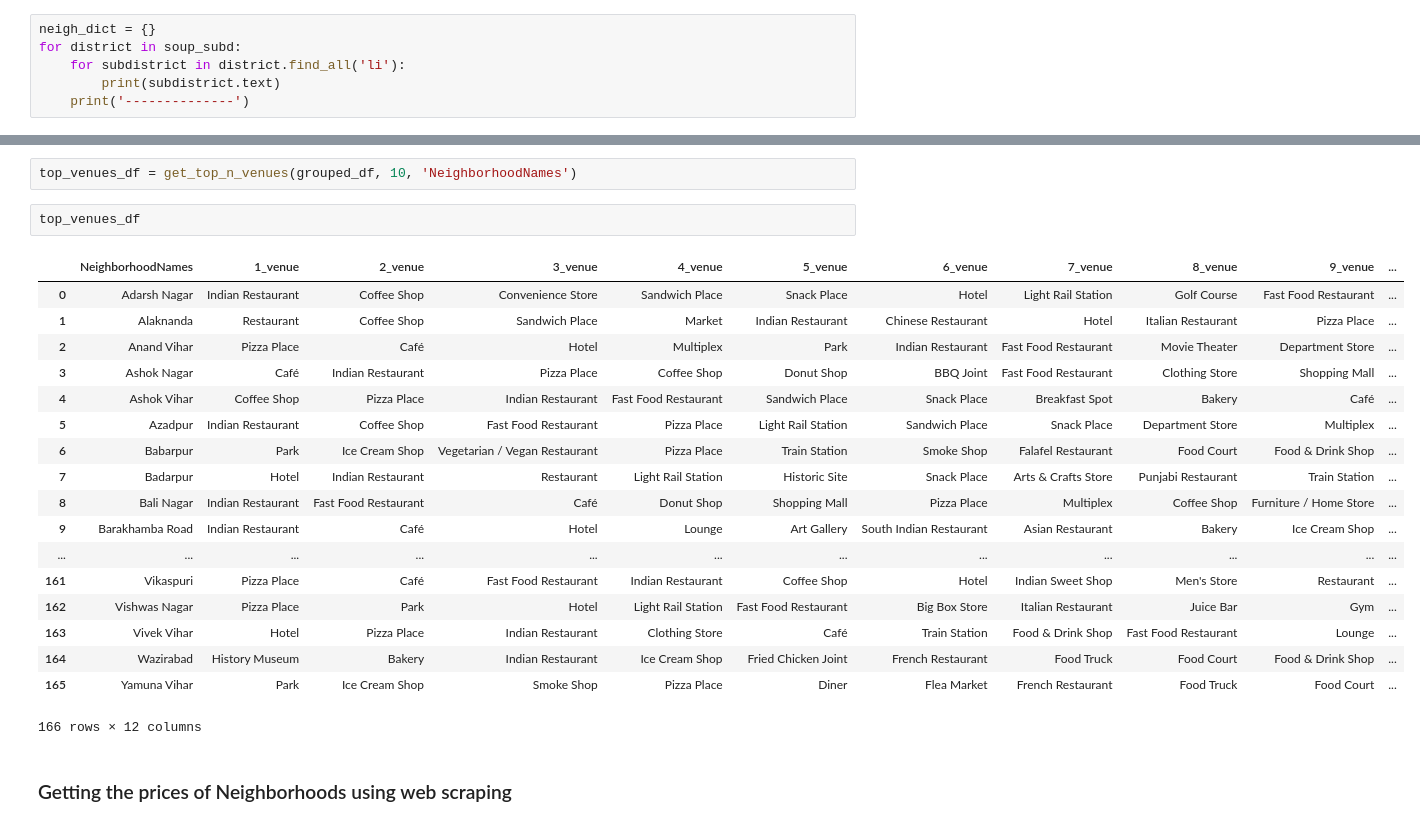
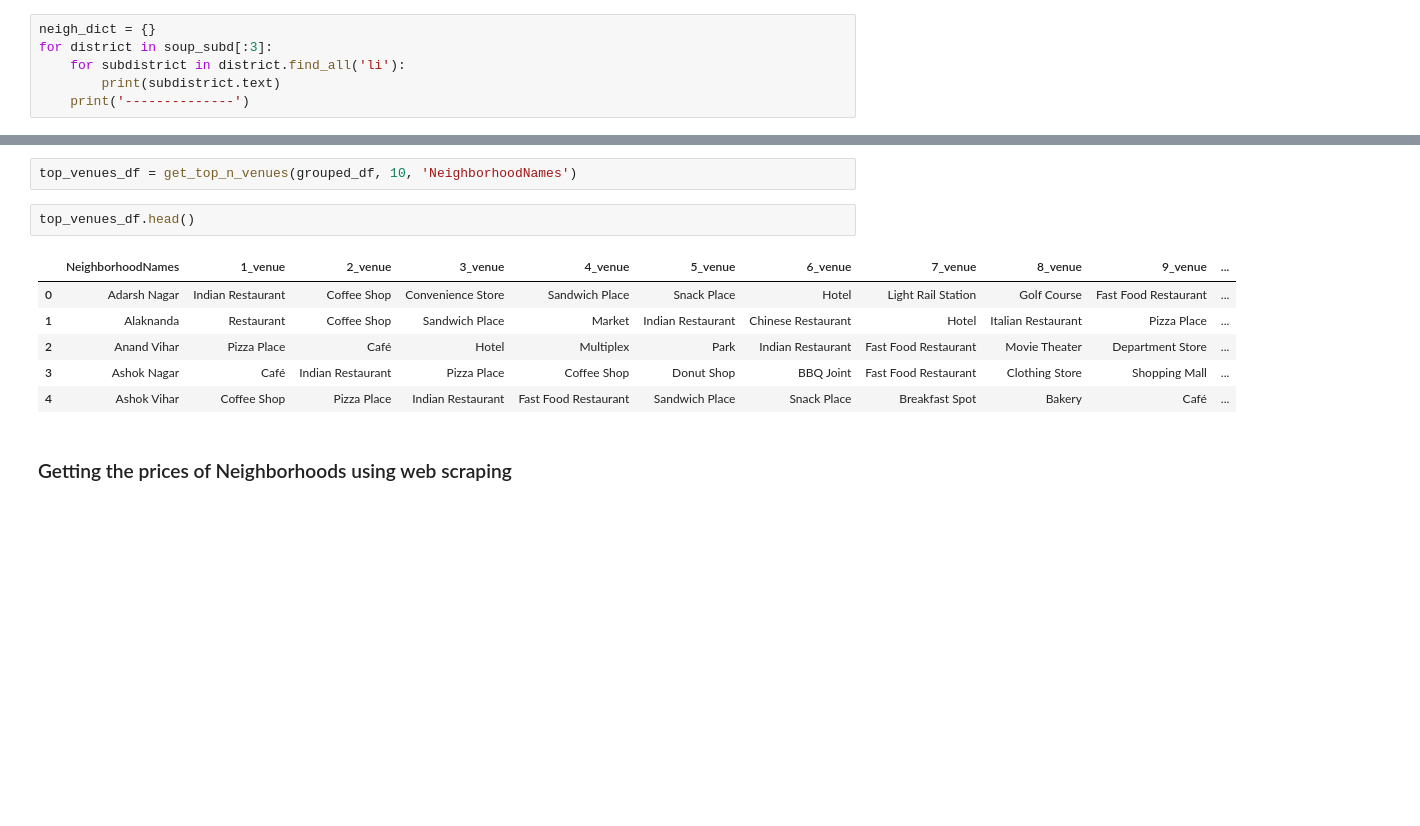
Before and after one commit to ai-is-awesome/Analyzing_shops, a Jupyter notebook: Capstone Final(Week 2)(For Submission)(No credentials).ipynb, the cells around one changed output, grey strips where cells are left out. Cells and saved outputs as stored; diff of their text form; blank space fills up the shorter version.

```diff
--- a/Capstone Final(Week 2)(For Submission)(No credentials).ipynb
+++ b/Capstone Final(Week 2)(For Submission)(No credentials).ipynb
@@ -175,7 +155,7 @@ for subdistricts in soup_subd:
 ### soup_subd now has all of the districts information
 # %%
 neigh_dict = {}
-for district in soup_subd:
+for district in soup_subd[:3]:
     for subdistrict in district.find_all('li'):
         print(subdistrict.text)
     print('--------------')
@@ -603,26 +586,14 @@ def get_top_n_venues(df_grouped, n_venues, postal_code_col_name):
 # %%
 top_venues_df = get_top_n_venues(grouped_df, 10, 'NeighborhoodNames')
 # %%
-top_venues_df
+top_venues_df.head()
 # %% [output]
 |  | NeighborhoodNames | 1_venue | 2_venue | 3_venue | 4_venue | 5_venue | 6_venue | 7_venue | 8_venue | 9_venue | ... |
 | 0 | Adarsh Nagar | Indian Restaurant | Coffee Shop | Convenience Store | Sandwich Place | Snack Place | Hotel | Light Rail Station | Golf Course | Fast Food Restaurant | ... |
 | 1 | Alaknanda | Restaurant | Coffee Shop | Sandwich Place | Market | Indian Restaurant | Chinese Restaurant | Hotel | Italian Restaurant | Pizza Place | ... |
 | 2 | Anand Vihar | Pizza Place | Café | Hotel | Multiplex | Park | Indian Restaurant | Fast Food Restaurant | Movie Theater | Department Store | ... |
 | 3 | Ashok Nagar | Café | Indian Restaurant | Pizza Place | Coffee Shop | Donut Shop | BBQ Joint | Fast Food Restaurant | Clothing Store | Shopping Mall | ... |
 | 4 | Ashok Vihar | Coffee Shop | Pizza Place | Indian Restaurant | Fast Food Restaurant | Sandwich Place | Snack Place | Breakfast Spot | Bakery | Café | ... |
-| 5 | Azadpur | Indian Restaurant | Coffee Shop | Fast Food Restaurant | Pizza Place | Light Rail Station | Sandwich Place | Snack Place | Department Store | Multiplex | ... |
-| 6 | Babarpur | Park | Ice Cream Shop | Vegetarian / Vegan Restaurant | Pizza Place | Train Station | Smoke Shop | Falafel Restaurant | Food Court | Food & Drink Shop | ... |
-| 7 | Badarpur | Hotel | Indian Restaurant | Restaurant | Light Rail Station | Historic Site | Snack Place | Arts & Crafts Store | Punjabi Restaurant | Train Station | ... |
-| 8 | Bali Nagar | Indian Restaurant | Fast Food Restaurant | Café | Donut Shop | Shopping Mall | Pizza Place | Multiplex | Coffee Shop | Furniture / Home Store | ... |
-| 9 | Barakhamba Road | Indian Restaurant | Café | Hotel | Lounge | Art Gallery | South Indian Restaurant | Asian Restaurant | Bakery | Ice Cream Shop | ... |
-| ... | ... | ... | ... | ... | ... | ... | ... | ... | ... | ... | ... |
-| 161 | Vikaspuri | Pizza Place | Café | Fast Food Restaurant | Indian Restaurant | Coffee Shop | Hotel | Indian Sweet Shop | Men's Store | Restaurant | ... |
-| 162 | Vishwas Nagar | Pizza Place | Park | Hotel | Light Rail Station | Fast Food Restaurant | Big Box Store | Italian Restaurant | Juice Bar | Gym | ... |
-| 163 | Vivek Vihar | Hotel | Pizza Place | Indian Restaurant | Clothing Store | Café | Train Station | Food & Drink Shop | Fast Food Restaurant | Lounge | ... |
-| 164 | Wazirabad | History Museum | Bakery | Indian Restaurant | Ice Cream Shop | Fried Chicken Joint | French Restaurant | Food Truck | Food Court | Food & Drink Shop | ... |
-| 165 | Yamuna Vihar | Park | Ice Cream Shop | Smoke Shop | Pizza Place | Diner | Flea Market | French Restaurant | Food Truck | Food Court | ... |
-166 rows × 12 columns
 # %% [markdown]
 ### Getting the prices of Neighborhoods using web scraping
 # %%
```
Also changed, not shown: parts of 10 cells of this notebook.
